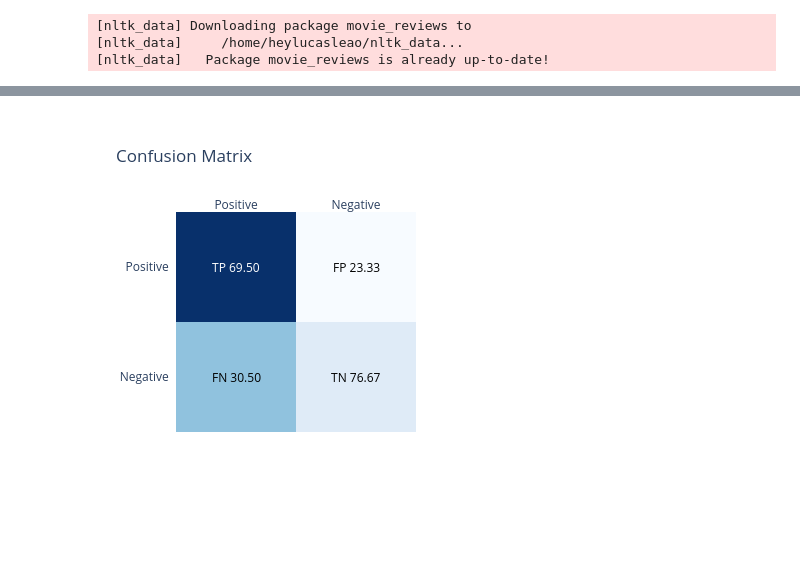
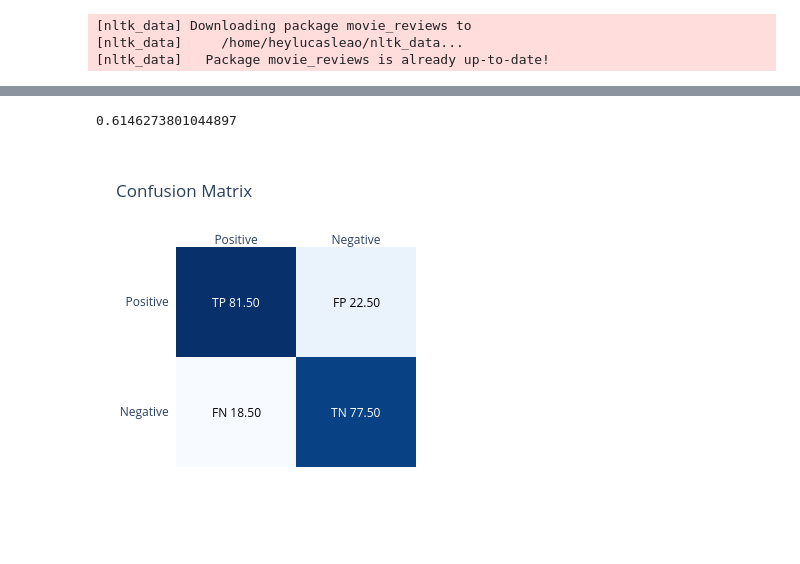
Before and after one commit to HeyLucasLeao/tinycp, a Jupyter notebook: examples/classification/sentimental_analysis.ipynb, the cells around one changed output, grey strips where cells are left out. Saved outputs shown, nothing was run; the diff lists cells and outputs as text; code cells hidden in the pictures.

Commit message:
✨ update sentimentanalyzer

```diff
--- a/examples/classification/sentimental_analysis.ipynb
+++ b/examples/classification/sentimental_analysis.ipynb
@@ -115,7 +122,16 @@ class SentimentAnalyzer(BaseEstimator, ClassifierMixin):
     def predict(self, X: np.ndarray) -> np.ndarray:
         """Predict class labels for the input data."""
         return self.learner.predict(self.transform(X))
+# %%
+learner = RandomForestClassifier(
+            random_state=42,
+            oob_score=True,
+            n_jobs=-1,
+            class_weight="balanced",
+            max_depth=int(np.ceil(np.log2(len(X_train)) - 1)),
+            min_samples_leaf=5
+        )
 # %%
-model = SentimentAnalyzer()
-model.fit(X_train, y_train)
+sentiment_analyzer = SentimentAnalyzer(learner)
+sentiment_analyzer.fit(X_train, y_train)
 # %% [output]
@@ -123,3 +142,0 @@ SentimentAnalyzer()
-# %%
-clf = BinaryClassConditionalConformalClassifier(model)
-clf.fit(y=y_train.values, oob=True)
@@ -156,4 +143,8 @@ clf.evaluate(X_test, y_test)
-# %%
-confusion_matrix(clf, X_test, y_test, fig_type="png")
-# %% [output]
-[figure, removed]
+# %%
+model = TunedThresholdClassifierCV(
+    sentiment_analyzer, scoring="matthews_corrcoef"
+).fit(X_train, y_train)
+# %%
+model.best_score_
+# %% [output]
+0.6146273801044897
@@ -159,0 +196,4 @@ confusion_matrix(clf, X_test, y_test, fig_type="png")
+# %%
+cm(model, X_test, y_test, fig_type="png")
+# %% [output]
+[figure, added]
```
Also changed, not shown: parts of 10 cells of this notebook.
